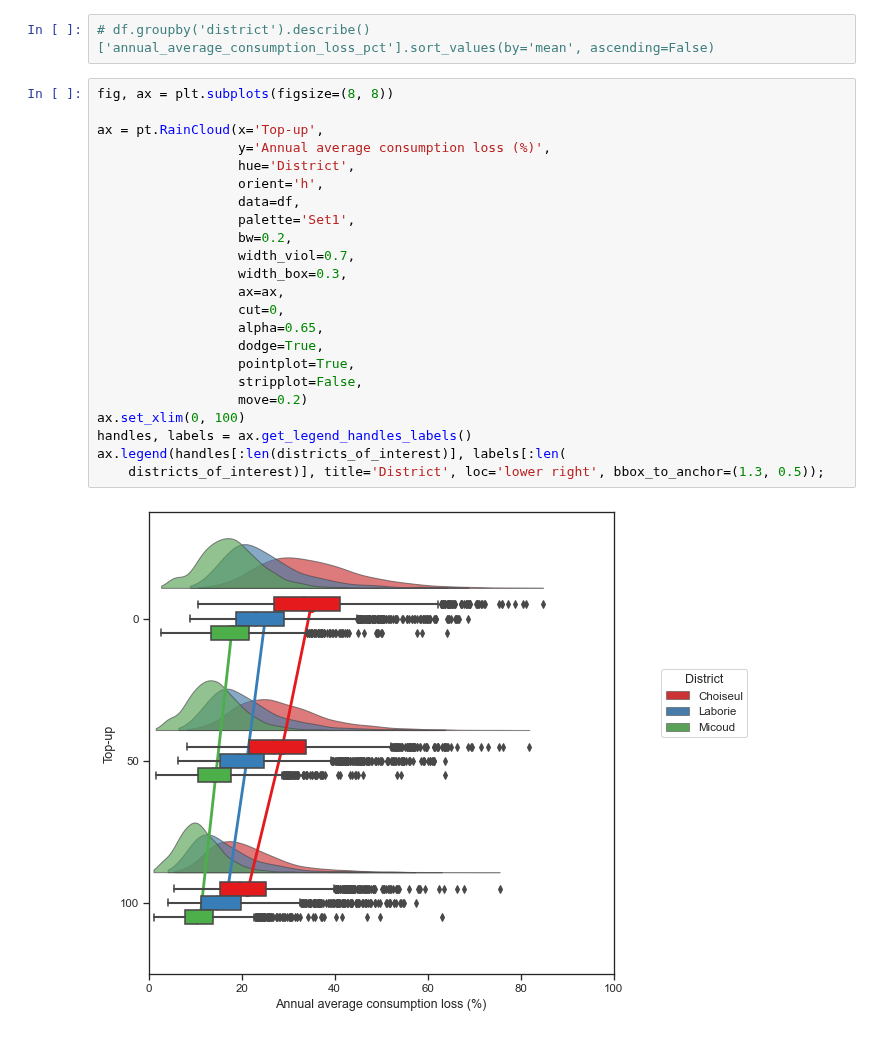
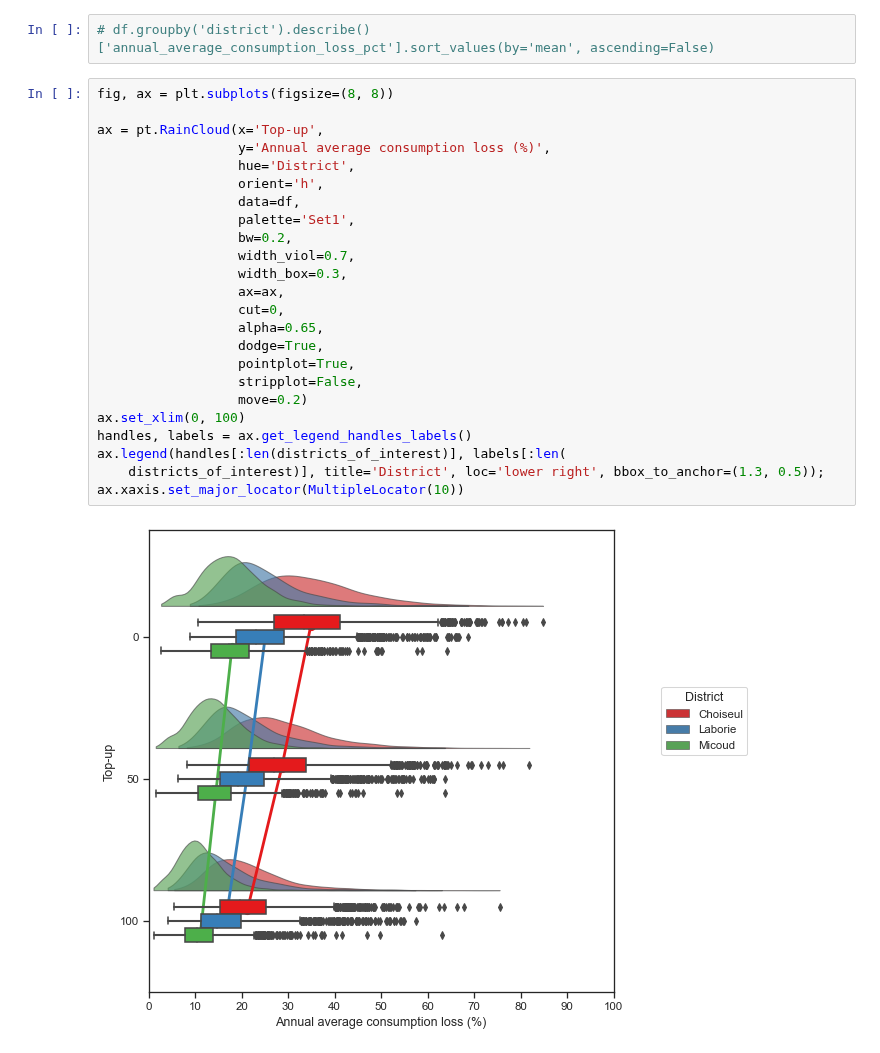
Before and after one commit to mikhailsirenko/unbreakable, a Jupyter notebook: notebooks/policy_analysis.ipynb, the cells around one changed output. Cells and saved outputs as stored; diff of their text form.

```diff
--- a/notebooks/policy_analysis.ipynb
+++ b/notebooks/policy_analysis.ipynb
@@ -208,25 +208,26 @@ df.sort_values(by='District', inplace=True)
 # %%
 fig, ax = plt.subplots(figsize=(8, 8))
 
 ax = pt.RainCloud(x='Top-up',
                   y='Annual average consumption loss (%)',
                   hue='District',
                   orient='h',
                   data=df,
                   palette='Set1',
                   bw=0.2,
                   width_viol=0.7,
                   width_box=0.3,
                   ax=ax,
                   cut=0,
                   alpha=0.65,
                   dodge=True,
                   pointplot=True,
                   stripplot=False,
                   move=0.2)
 ax.set_xlim(0, 100)
 handles, labels = ax.get_legend_handles_labels()
 ax.legend(handles[:len(districts_of_interest)], labels[:len(
     districts_of_interest)], title='District', loc='lower right', bbox_to_anchor=(1.3, 0.5));
+ax.xaxis.set_major_locator(MultipleLocator(10))
 # %% [output]
-[figure, old version]
+[figure, new version]
```
Also changed, not shown: parts of 1 cell of this notebook, 1 other file.
